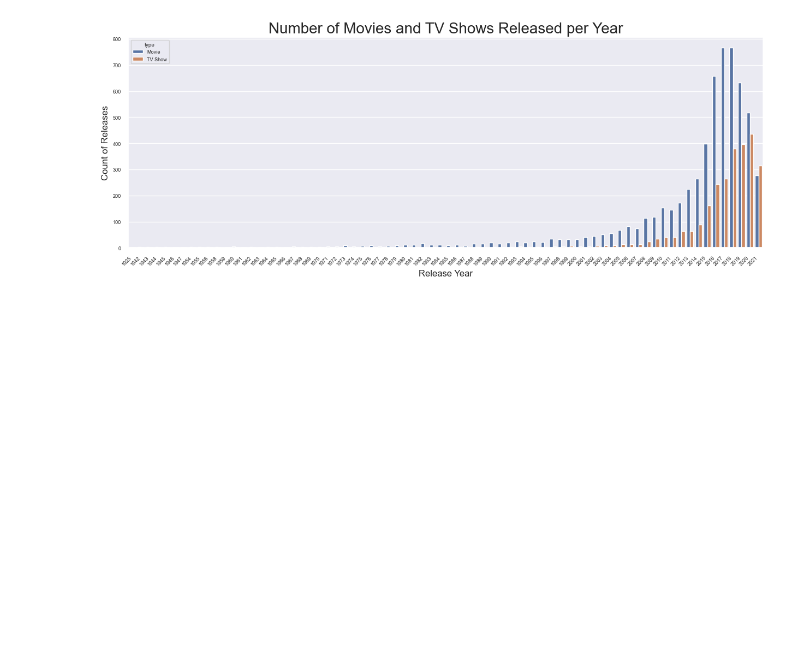
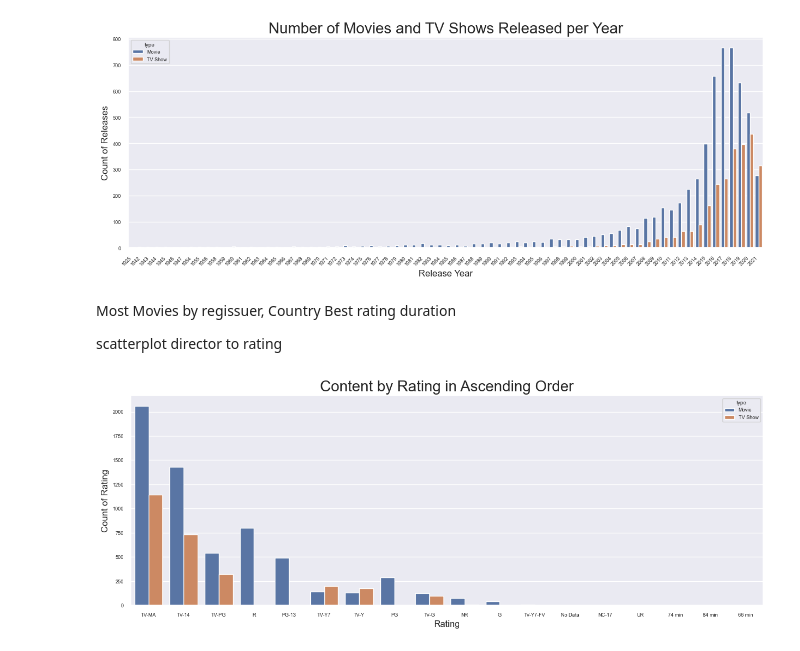
Before and after one commit to KayQu91/Netflix-Movies-and-TV-Shows, a Jupyter notebook: Netflix_Analysis.ipynb, the cells around one changed output. Cells and saved outputs as stored; diff of their text form; code cells hidden in the pictures; blank space fills up the shorter version.

Commit message:
Added new visuals

```diff
--- a/Netflix_Analysis.ipynb
+++ b/Netflix_Analysis.ipynb
@@ -125,3 +125,18 @@ plt.ylabel('Count of Releases', fontsize=12)
 plt.title('Number of Movies and TV Shows Released per Year', fontsize=20);
 # %% [output]
 [figure]
+# %% [markdown]
+Most Movies by regissuer, Country
+Best rating
+duration
+
+scatterplot director to rating
+# %%
+plt.figure(figsize=(15,5))
+sns.set(font_scale=0.6)
+chart = sns.countplot(x='rating', data=df, order = df['rating'].value_counts().index, hue='type').set(title='Count of Production Type')
+plt.xlabel('Rating', fontsize=12)
+plt.ylabel('Count of Rating', fontsize=12)
+plt.title('Content by Rating in Ascending Order', fontsize=20);
+# %% [output]
+[figure, added]
```
Also changed, not shown: parts of 1 cell of this notebook.
